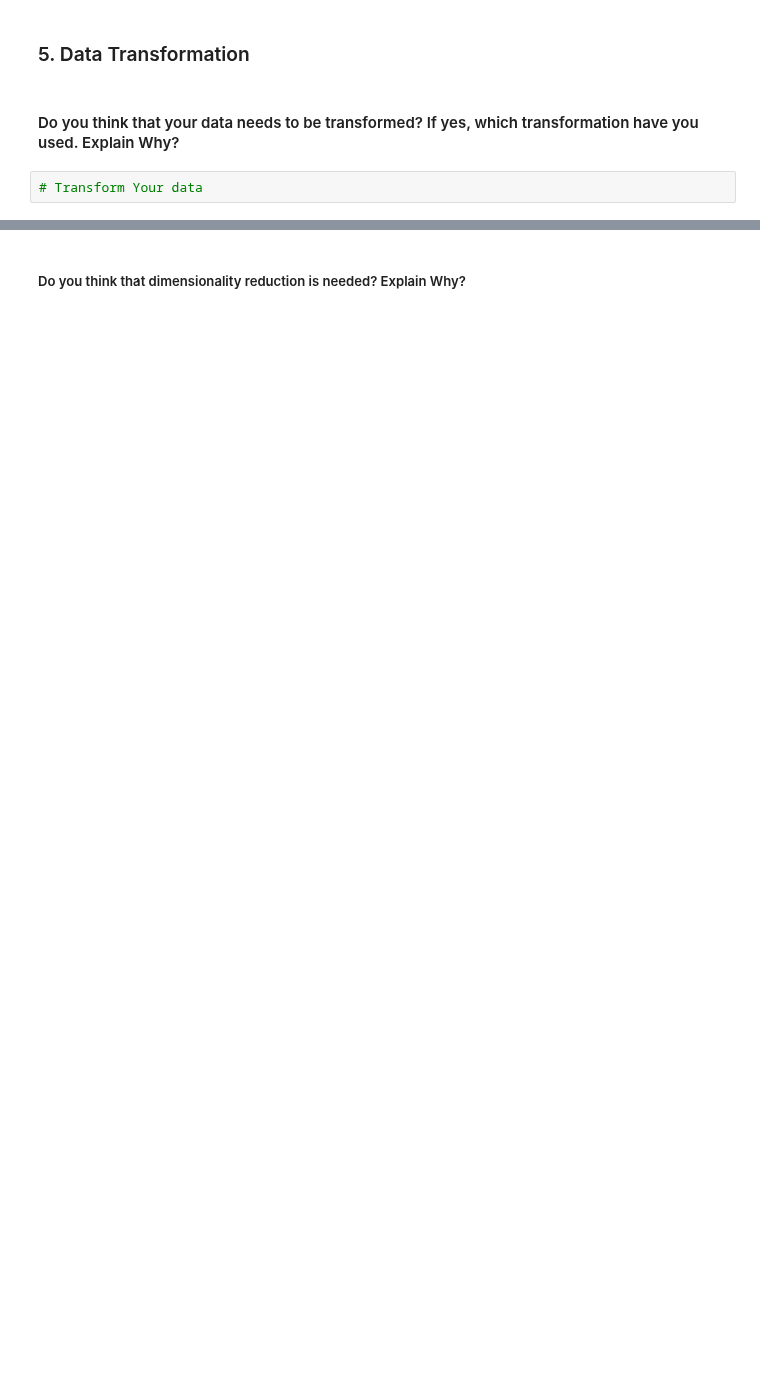
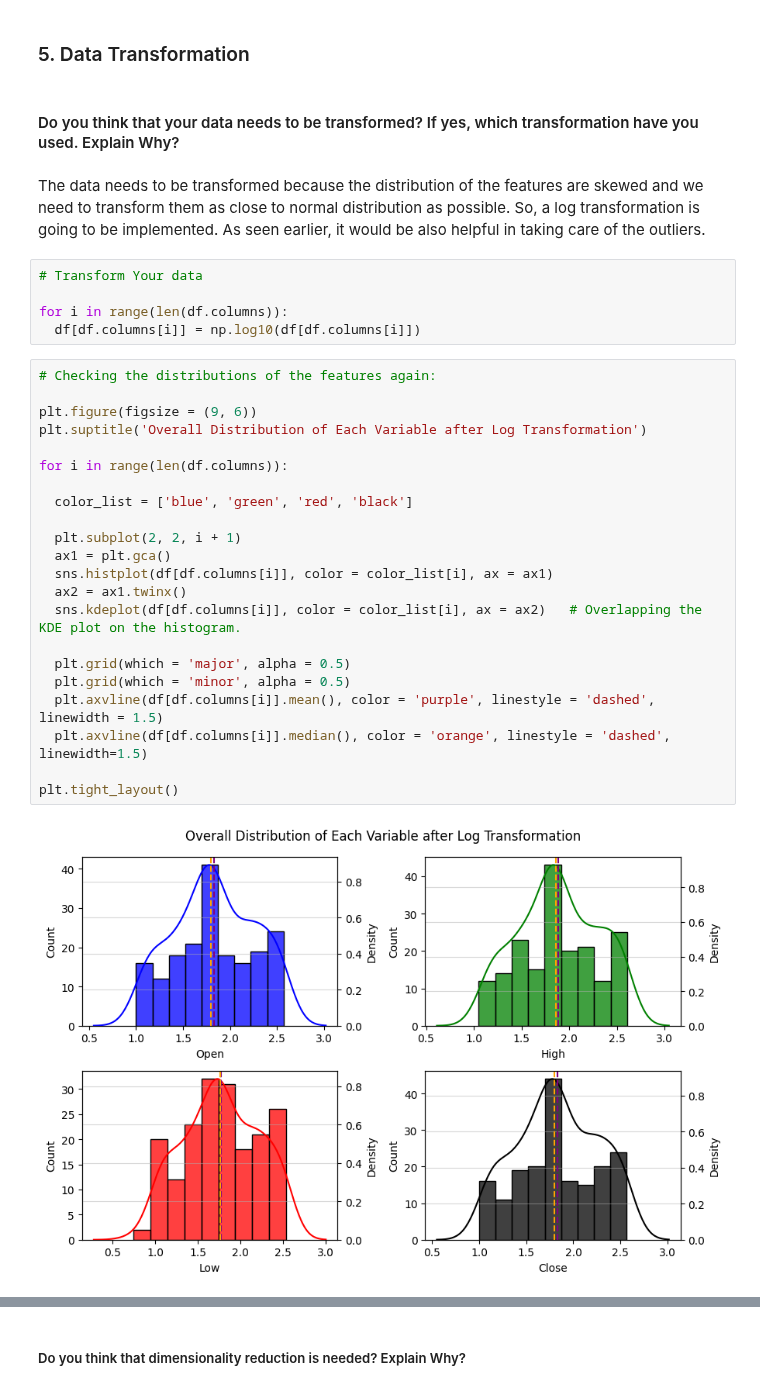
Before and after one commit to dipankarsahu1000/Yes-Bank-Stock-Closing-Price-Prediction, a Jupyter notebook: Yes_Bank_Stock_Closing_Price_Prediction.ipynb, the cells around one changed output, grey strips where cells are left out. Cells and saved outputs as stored; diff of their text form; blank space fills up the shorter version.

```diff
--- a/Yes_Bank_Stock_Closing_Price_Prediction.ipynb
+++ b/Yes_Bank_Stock_Closing_Price_Prediction.ipynb
@@ -655,5 +625,34 @@ Answer Here.
 ### 5. Data Transformation
 # %% [markdown]
 #### Do you think that your data needs to be transformed? If yes, which transformation have you used. Explain Why?
-# %%
-# Transform Your data
+# %% [markdown]
+The data needs to be transformed because the distribution of the features are skewed and we need to transform them as close to normal distribution as possible. So, a log transformation is going to be implemented. As seen earlier, it would be also helpful in taking care of the outliers.
+# %%
+# Transform Your data
+
+for i in range(len(df.columns)):
+  df[df.columns[i]] = np.log10(df[df.columns[i]])
+# %%
+# Checking the distributions of the features again:
+
+plt.figure(figsize = (9, 6))
+plt.suptitle('Overall Distribution of Each Variable after Log Transformation')
+
+for i in range(len(df.columns)):
+
+  color_list = ['blue', 'green', 'red', 'black']
+
+  plt.subplot(2, 2, i + 1)
+  ax1 = plt.gca()
+  sns.histplot(df[df.columns[i]], color = color_list[i], ax = ax1)
+  ax2 = ax1.twinx()
+  sns.kdeplot(df[df.columns[i]], color = color_list[i], ax = ax2)   # Overlapping the KDE plot on the histogram.
+
+  plt.grid(which = 'major', alpha = 0.5)
+  plt.grid(which = 'minor', alpha = 0.5)
+  plt.axvline(df[df.columns[i]].mean(), color = 'purple', linestyle = 'dashed', linewidth = 1.5)
+  plt.axvline(df[df.columns[i]].median(), color = 'orange', linestyle = 'dashed', linewidth=1.5)
+
+plt.tight_layout()
+# %% [output]
+[figure, added]
```
Also changed, not shown: parts of 88 cells of this notebook.
